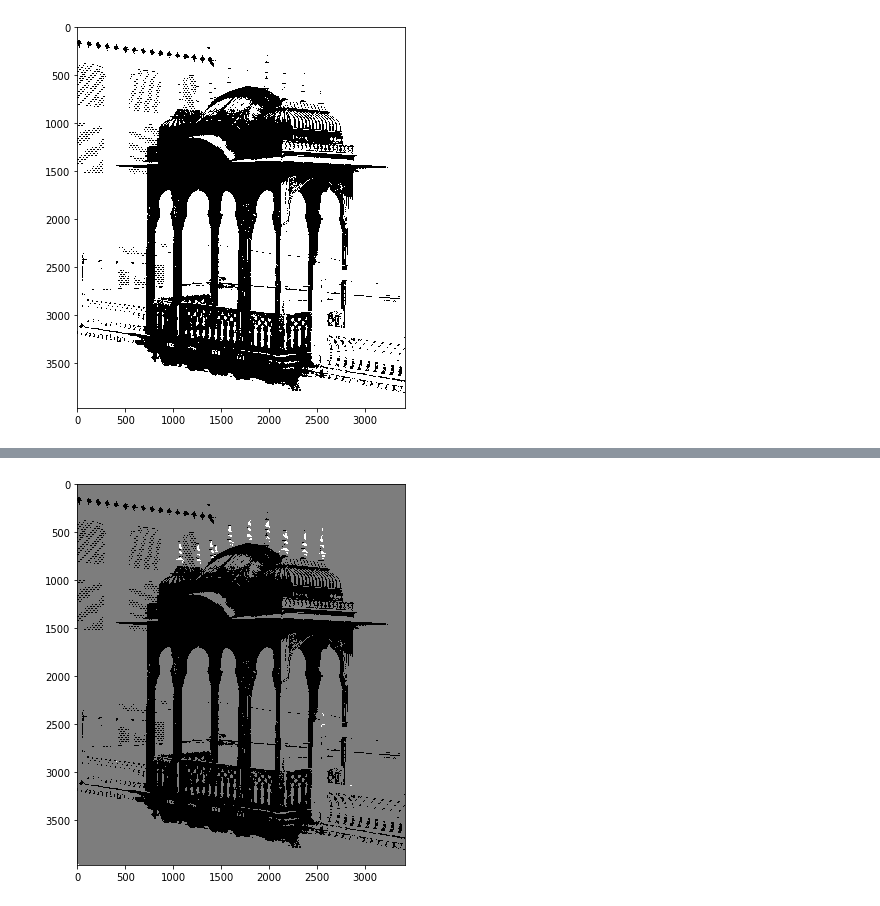
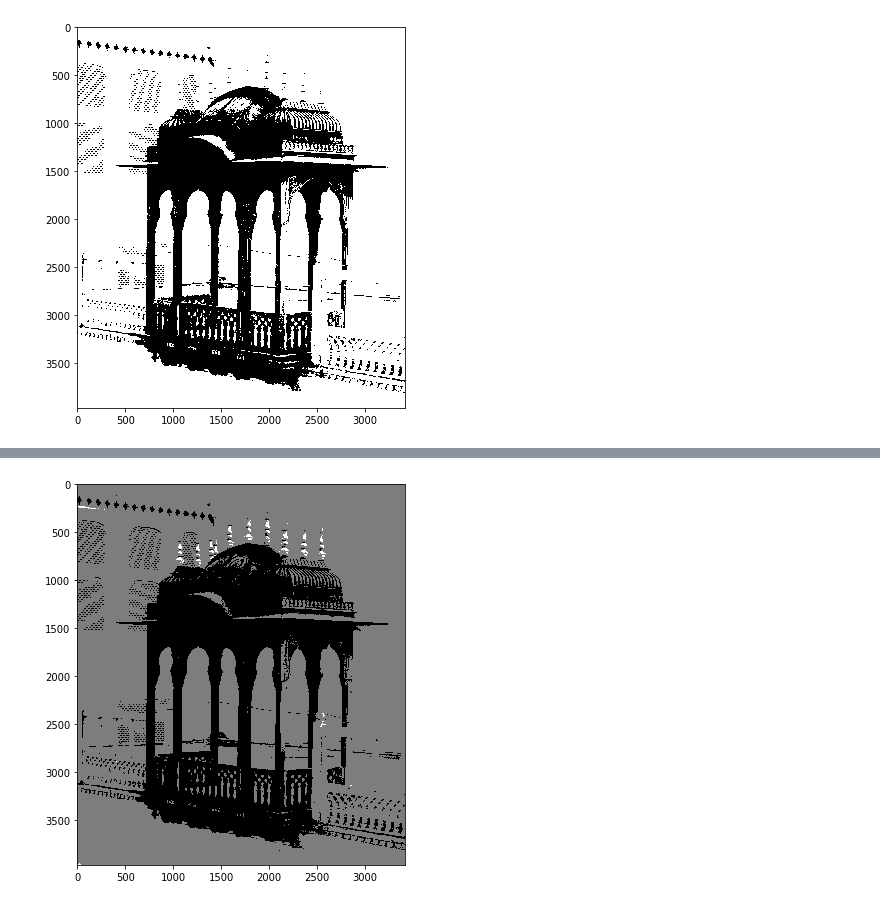
Before and after one commit to thisisashukla/computer-vision, a Jupyter notebook: 5_segmentation/01_non_contextual_segmentation.ipynb, the cells around one changed output, grey strips where cells are left out. Saved outputs shown, nothing was run; the diff lists cells and outputs as text; code cells hidden in the pictures.

Commit message:
wip adaptive thresholding

```diff
--- a/5_segmentation/01_non_contextual_segmentation.ipynb
+++ b/5_segmentation/01_non_contextual_segmentation.ipynb
@@ -77,7 +78,7 @@ image_hist(image_g)
 # %%
-image_th1 = simple_thresholding2(image_g, 150, 240)
+image_th1 = simple_thresholding2(image_g, 160, 235)
 f, ax = plt.subplots(1, 1, figsize = (7, 7))
 plt.imshow(image_th1, cmap = 'gray')
 plt.show()
 # %% [output]
-[figure, old version]
+[figure, new version]
```
Also changed, not shown: parts of 7 cells of this notebook.
